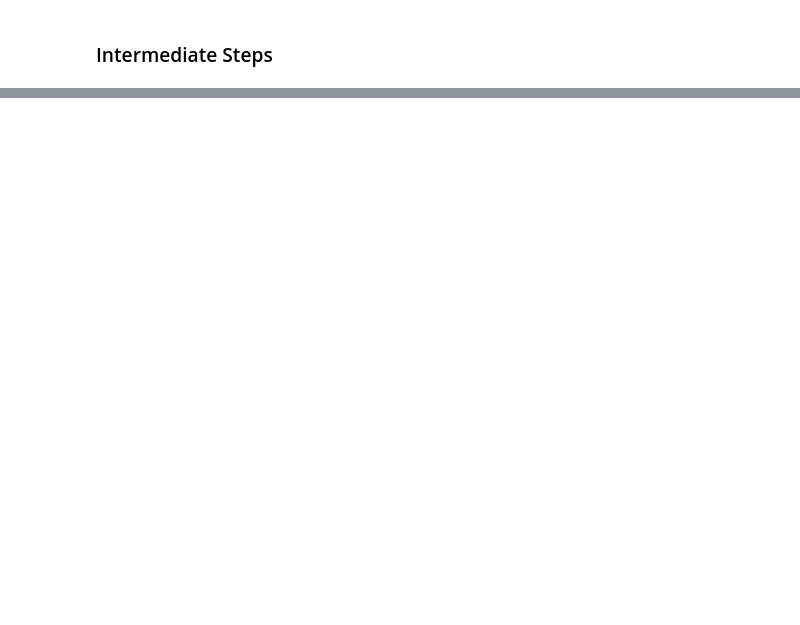
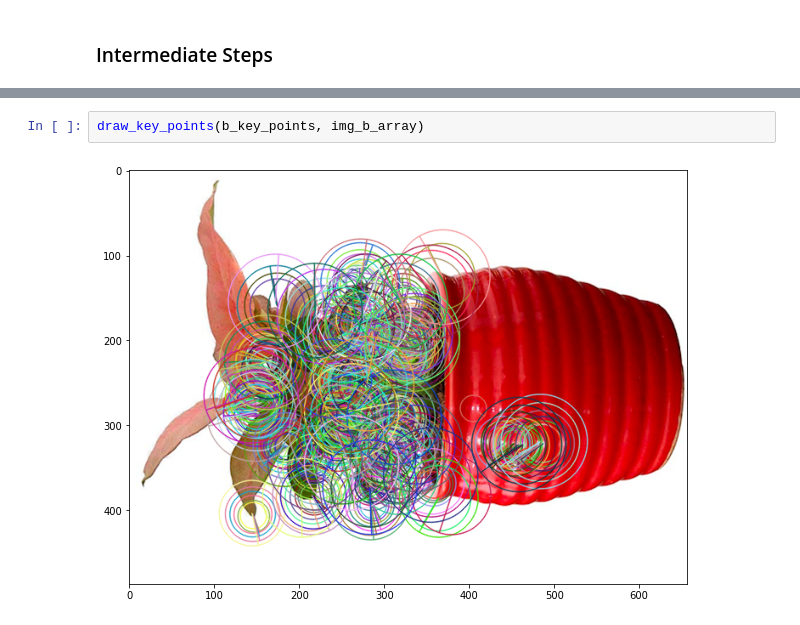
Before and after one commit to franklemuchahary/mapping_similar_images, a Jupyter notebook: experiment_notebooks/Feature Extraction & Mapping - OpenCV.ipynb, the cells around one changed output, grey strips where cells are left out. Drawn from its saved outputs; the diff is of its cells as text; blank space fills up the shorter version.

```diff
--- a/experiment_notebooks/Feature Extraction & Mapping - OpenCV.ipynb
+++ b/experiment_notebooks/Feature Extraction & Mapping - OpenCV.ipynb
@@ -169,0 +170,4 @@ draw_matches(matches, A_key_points, B_key_points,
+# %%
+draw_key_points(b_key_points, img_b_array)
+# %% [output]
+[figure, added]
```
Also changed, not shown: parts of 33 cells of this notebook, 12 other files.
